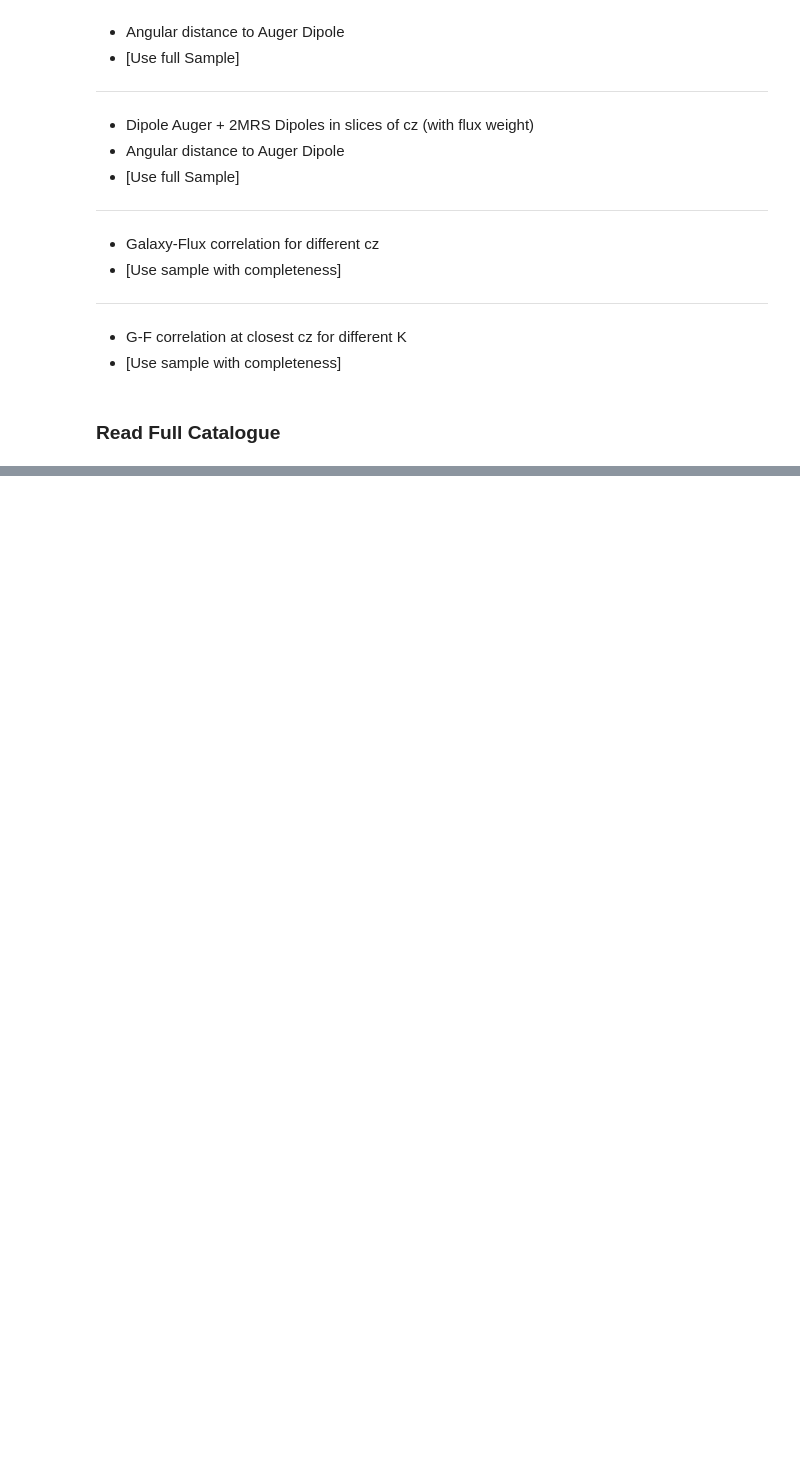
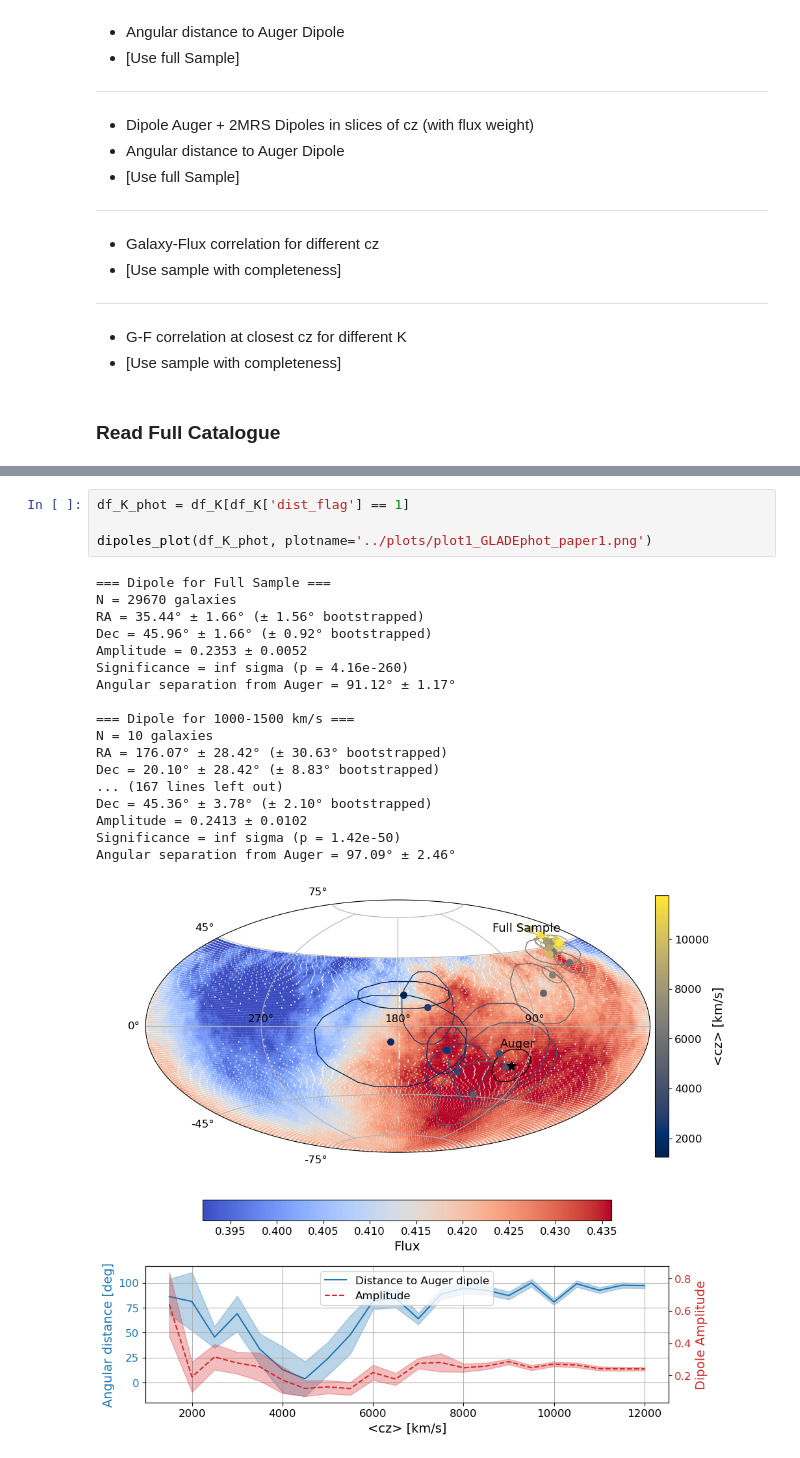
Before and after one commit to FedeDavilaKurban/Auger, a Jupyter notebook: plot1_GLADE_paper1.ipynb, the cells around one changed output, grey strips where cells are left out. Saved outputs shown, nothing was run; the diff lists cells and outputs as text; blank space fills up the shorter version.

Commit message:
dist_flag filter

```diff
--- a/plot1_GLADE_paper1.ipynb
+++ b/plot1_GLADE_paper1.ipynb
@@ -558,0 +519,23 @@ Angular separation from Auger = 46.70° ± 8.93°
+# %%
+df_K_phot = df_K[df_K['dist_flag'] == 1]
+
+dipoles_plot(df_K_phot, plotname='../plots/plot1_GLADEphot_paper1.png')
+# %% [output]
+=== Dipole for Full Sample ===
+N = 29670 galaxies
+RA = 35.44° ± 1.66° (± 1.56° bootstrapped)
+Dec = 45.96° ± 1.66° (± 0.92° bootstrapped)
+Amplitude = 0.2353 ± 0.0052
+Significance = inf sigma (p = 4.16e-260)
+Angular separation from Auger = 91.12° ± 1.17°
+
+=== Dipole for 1000-1500 km/s ===
+N = 10 galaxies
+RA = 176.07° ± 28.42° (± 30.63° bootstrapped)
+Dec = 20.10° ± 28.42° (± 8.83° bootstrapped)
+... (167 lines left out)
+Dec = 45.36° ± 3.78° (± 2.10° bootstrapped)
+Amplitude = 0.2413 ± 0.0102
+Significance = inf sigma (p = 1.42e-50)
+Angular separation from Auger = 97.09° ± 2.46°
+[figure, added]
```
Also changed, not shown: parts of 4 cells of this notebook, 3 other files.
